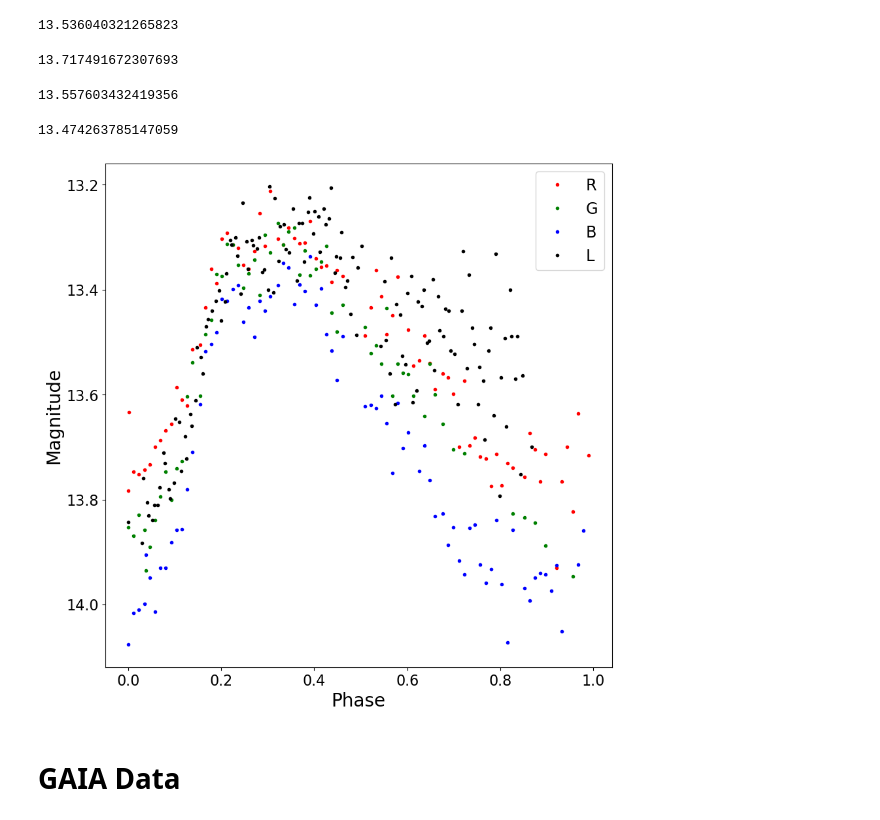
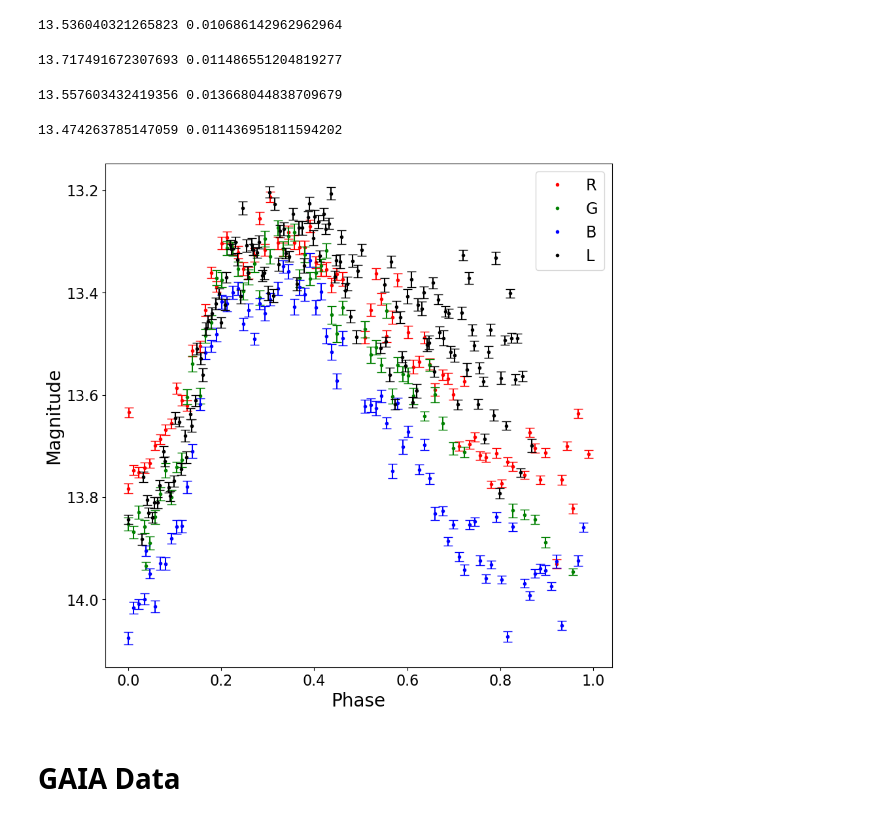
Before and after one commit to npi2015/Mphys-project, a Jupyter notebook: Notebooks/AllFilterPlotsRZCEP.ipynb, the cells around one changed output. Drawn from its saved outputs; the diff is of its cells as text; code cells hidden in the pictures.

```diff
--- a/Notebooks/AllFilterPlotsRZCEP.ipynb
+++ b/Notebooks/AllFilterPlotsRZCEP.ipynb
@@ -10,18 +10,18 @@ with open(f'RZ_CepData{filter.upper()}.txt', 'r') as file:
 data_red = re.split(r'\*+', red_string)
 red_phase_string = data_red[1]
 red_mags_string = data_red[2]
-# red_error_string = data_red[3]
-red_julian_dates_string = data_red[3]
+red_error_string = data_red[3]
+red_julian_dates_string = data_red[4]
 
 red_phase = literal_eval(re.sub('\s+', ',',red_phase_string.strip('\n')))
 red_mags = eval(re.sub('\s+', ',',red_mags_string.strip('\n').replace('nan', 'np.nan')))
-# red_error = eval(re.sub('\s+', ',',red_error_string.strip('\n').replace('nan', 'np.nan')))
+red_error = eval(re.sub('\s+', ',',red_error_string.strip('\n').replace('nan', 'np.nan')))
 red_julian_date = eval(re.sub('\s+', ',',red_julian_dates_string.strip('\n').replace('nan', 'np.nan')))
 
-print(np.nanmean(red_mags))
-# print(np.nanmean(red_mags), np.nanmean(red_error))
+
+print(np.nanmean(red_mags), np.nanmean(red_error))
 # %% [output]
-13.536040321265823
+13.536040321265823 0.010686142962962964
 # %%
 filter = 'blue'
 with open(f'RZ_CepData{filter.upper()}.txt', 'r') as file:
@@ -30,18 +30,17 @@ with open(f'RZ_CepData{filter.upper()}.txt', 'r') as file:
 data_blue = re.split(r'\*+', blue_string)
 blue_phase_string = data_blue[1]
 blue_mags_string = data_blue[2]
-# blue_error_string = data_blue[3]
-blue_julian_dates_string = data_blue[3]
+blue_error_string = data_blue[3]
+blue_julian_dates_string = data_blue[4]
 
 blue_phase = literal_eval(re.sub('\s+', ',',blue_phase_string.strip('\n')))
 blue_mags = eval(re.sub('\s+', ',',blue_mags_string.strip('\n').replace('nan', 'np.nan')))
-# blue_error = eval(re.sub('\s+', ',',blue_error_string.strip('\n').replace('nan', 'np.nan')))
+blue_error = eval(re.sub('\s+', ',',blue_error_string.strip('\n').replace('nan', 'np.nan')))
 blue_julian_date = eval(re.sub('\s+', ',',blue_julian_dates_string.strip('\n').replace('nan', 'np.nan')))
 
-print(np.nanmean(blue_mags))
-# print(np.nanmean(blue_mags), np.nanmean(blue_error))
+print(np.nanmean(blue_mags), np.nanmean(blue_error))
 # %% [output]
-13.717491672307693
+13.717491672307693 0.011486551204819277
 # %%
 filter = 'green'
 with open(f'RZ_CepData{filter.upper()}.txt', 'r') as file:
@@ -50,18 +49,17 @@ with open(f'RZ_CepData{filter.upper()}.txt', 'r') as file:
 data_green = re.split(r'\*+', green_string)
 green_phase_string = data_green[1]
 green_mags_string = data_green[2]
-# green_error_string = data_green[3]
+green_error_string = data_green[3]
 green_julian_dates_string = data_green[3]
 
 green_phase = literal_eval(re.sub('\s+', ',',green_phase_string.strip('\n')))
 green_mags = eval(re.sub('\s+', ',',green_mags_string.strip('\n').replace('nan', 'np.nan')))
-# green_error = eval(re.sub('\s+', ',',green_error_string.strip('\n').replace('nan', 'np.nan')))
+green_error = eval(re.sub('\s+', ',',green_error_string.strip('\n').replace('nan', 'np.nan')))
 green_julian_date = eval(re.sub('\s+', ',',green_julian_dates_string.strip('\n').replace('nan', 'np.nan')))
 
-print(np.nanmean(green_mags))
-# print(np.nanmean(green_mags), np.nanmean(green_error))
+print(np.nanmean(green_mags), np.nanmean(green_error))
 # %% [output]
-13.557603432419356
+13.557603432419356 0.013668044838709679
 # %%
 filter = 'luminance'
 with open(f'RZ_CepData{filter.upper()}.txt', 'r') as file:
@@ -70,42 +68,41 @@ with open(f'RZ_CepData{filter.upper()}.txt', 'r') as file:
 data_luminance = re.split(r'\*+', luminance_string)
 luminance_phase_string = data_luminance[1]
 luminance_mags_string = data_luminance[2]
-# luminance_error_string = data_luminance[3]
+luminance_error_string = data_luminance[3]
 luminance_julian_dates_string = data_luminance[3]
 
 luminance_phase = literal_eval(re.sub('\s+', ',',luminance_phase_string.strip('\n')))
 luminance_mags = eval(re.sub('\s+', ',',luminance_mags_string.strip('\n').replace('nan', 'np.nan')))
-# luminance_error = eval(re.sub('\s+', ',',luminance_error_string.strip('\n').replace('nan', 'np.nan')))
+luminance_error = eval(re.sub('\s+', ',',luminance_error_string.strip('\n').replace('nan', 'np.nan')))
 luminance_julian_date = eval(re.sub('\s+', ',',luminance_julian_dates_string.strip('\n').replace('nan', 'np.nan')))
 
-print(np.nanmean(luminance_mags))
-# print(np.nanmean(luminance_mags), np.nanmean(luminance_error))
+print(np.nanmean(luminance_mags), np.nanmean(luminance_error))
 # %% [output]
-13.474263785147059
+13.474263785147059 0.011436951811594202
 # %%
 import matplotlib.pyplot as plt
 plt.style.use('guide.mplstyle')
 
 
 plt.plot(red_phase, red_mags, '.', color = 'red', label = 'R')
-# plt.errorbar(red_phase, red_mags, yerr = red_error, color = 'red', capsize = 5, fmt = 'none')
+plt.errorbar(red_phase, red_mags, yerr = red_error, color = 'red', capsize = 5, fmt = 'none')
 
 plt.plot(green_phase, green_mags, '.', color = 'green', label = 'G')
-# plt.errorbar(green_phase, green_mags, yerr = green_error, color = 'green', capsize = 5, fmt = 'none')
+plt.errorbar(green_phase, green_mags, yerr = green_error, color = 'green', capsize = 5, fmt = 'none')
 
 plt.plot(blue_phase, blue_mags, '.', color = 'blue', label = 'B')
-# plt.errorbar(blue_phase, blue_mags, yerr = blue_error, color = 'blue', capsize = 5, fmt = 'none')
+plt.errorbar(blue_phase, blue_mags, yerr = blue_error, color = 'blue', capsize = 5, fmt = 'none')
 
 plt.plot(luminance_phase, luminance_mags, '.', color = 'black', label = 'L')
-# plt.errorbar(luminance_phase, luminance_mags, yerr = luminance_error, color = 'black', capsize = 5, fmt = 'none')
+plt.errorbar(luminance_phase, luminance_mags, yerr = luminance_error, color = 'black', capsize = 5, fmt = 'none')
 
 plt.gca().invert_yaxis()
 plt.legend()
 plt.xlabel('Phase')
 plt.ylabel('Magnitude')
 plt.savefig('AllFiltersRZCep')
 # %% [output]
-[figure, old version]
+[figure, new version]
 # %% [markdown]
 # GAIA Data
 # %%
```
Also changed, not shown: parts of 9 cells of this notebook, 10 other files.
